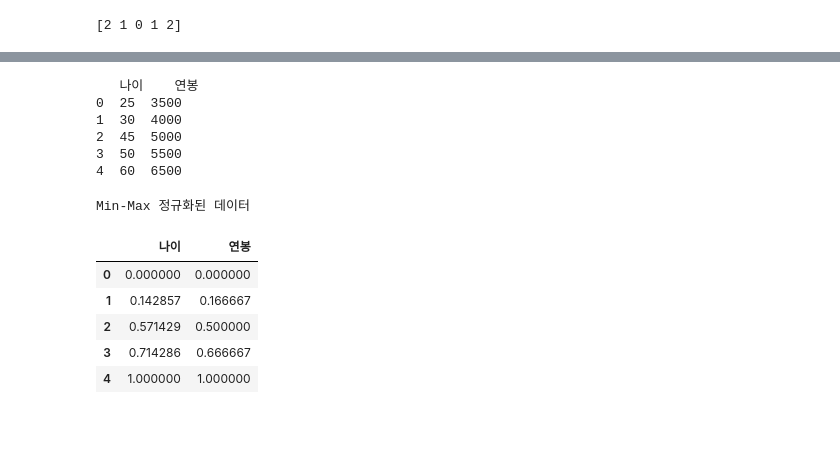
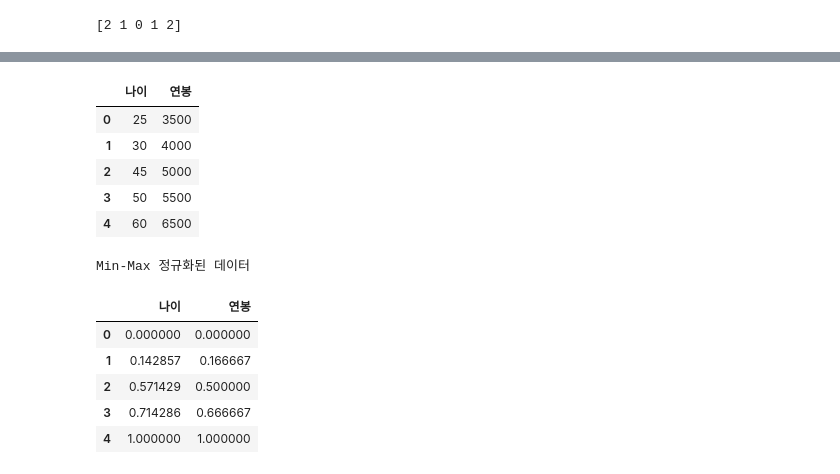
Before and after one commit to oakilae-droid/big0611, a Jupyter notebook: py/p04_머신러닝과딥러닝/ch02_전처리/ex04_변환.ipynb, the cells around one changed output, grey strips where cells are left out. Cells and saved outputs as stored; diff of their text form; code cells hidden in the pictures; blank space fills up the shorter version.

```diff
--- a/py/p04_머신러닝과딥러닝/ch02_전처리/ex04_변환.ipynb
+++ b/py/p04_머신러닝과딥러닝/ch02_전처리/ex04_변환.ipynb
@@ -123,20 +115,20 @@ print(df_dummies_drop)
 # %%
 # 3. 스케일 조정
 # 샘플 데이터 생성
 data = {
     '나이': [25, 30, 45, 50, 60],
     '연봉': [3500, 4000, 5000, 5500, 6500]
 }
 
 df = pd.DataFrame(data)
-print(df)
+df
 # %% [output]
-   나이    연봉
-0  25  3500
-1  30  4000
-2  45  5000
-3  50  5500
-4  60  6500
+|  | 나이 | 연봉 |
+| 0 | 25 | 3500 |
+| 1 | 30 | 4000 |
+| 2 | 45 | 5000 |
+| 3 | 50 | 5500 |
+| 4 | 60 | 6500 |
 # %%
 # Min-Max 정규화
 min_max_scaler = MinMaxScaler()
```
Also changed, not shown: parts of 17 cells of this notebook, 3 other files.
